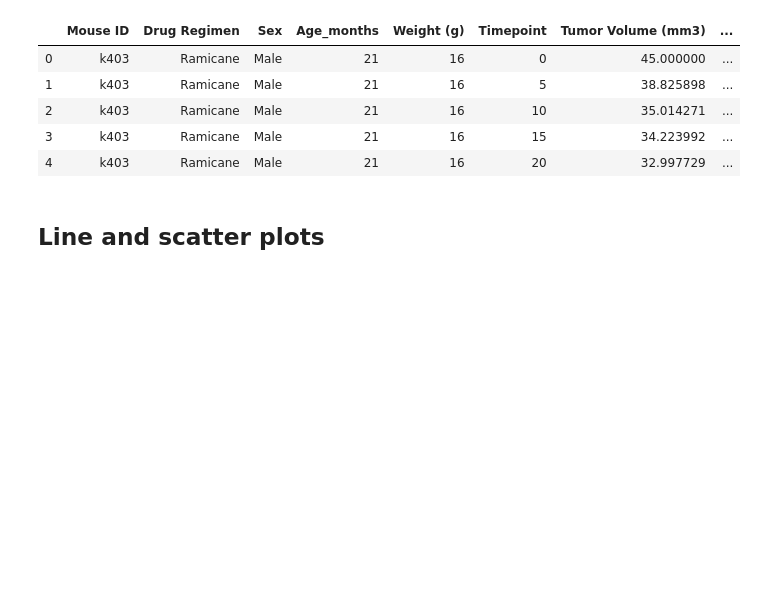
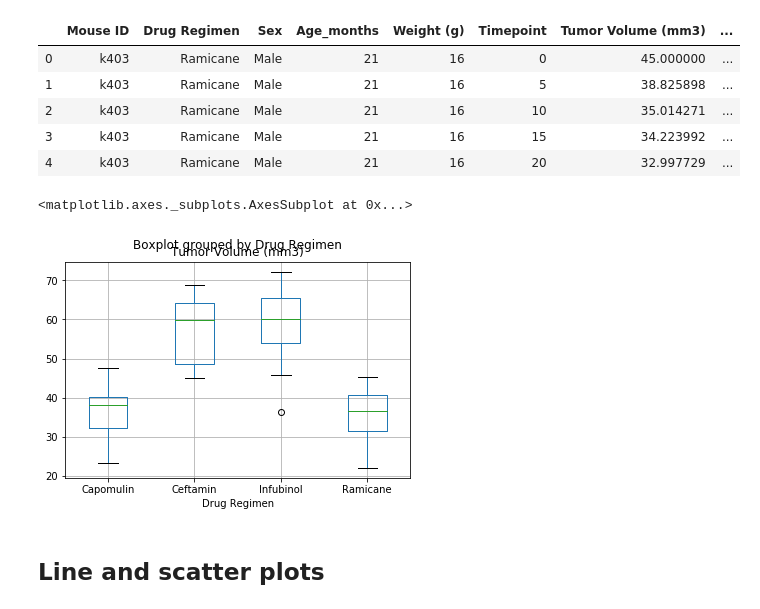
Before and after one commit to alexanderdyan/matplotlib-challenge, a Jupyter notebook: Pymaceuticals/pymaceuticals_starter.ipynb, the cells around one changed output. Drawn from its saved outputs; the diff is of its cells as text; code cells hidden in the pictures; blank space fills up the shorter version.

Commit message:
added box & whisker plot

```diff
--- a/Pymaceuticals/pymaceuticals_starter.ipynb
+++ b/Pymaceuticals/pymaceuticals_starter.ipynb
@@ -330,6 +330,13 @@ fourDrugs.head()
 | 4 | k403 | Ramicane | Male | 21 | 16 | 20 | 32.997729 | ... |
 # %%
 # Generate a box plot of the final tumor volume of each mouse across four regimens of interest
+maxTimepointPMouse = dataframe.groupby(["Drug Regimen", "Mouse ID"]).max()['Timepoint']
+maxTimepointPMouseDF = pd.DataFrame(maxTimepointPMouse)
+fourDrugsMaxTimepointPMouse = pd.merge(maxTimepointPMouseDF, fourDrugs, on=("Drug Regimen", "Mouse ID", "Timepoint"),how="inner")
+fourDrugsMaxTimepointPMouse.boxplot(by="Drug Regimen", column="Tumor Volume (mm3)")
+# %% [output]
+<matplotlib.axes._subplots.AxesSubplot at 0x...>
+[figure, added]
 # %% [markdown]
 ## Line and scatter plots
 # %%
```
Also changed, not shown: parts of 1 cell of this notebook.
